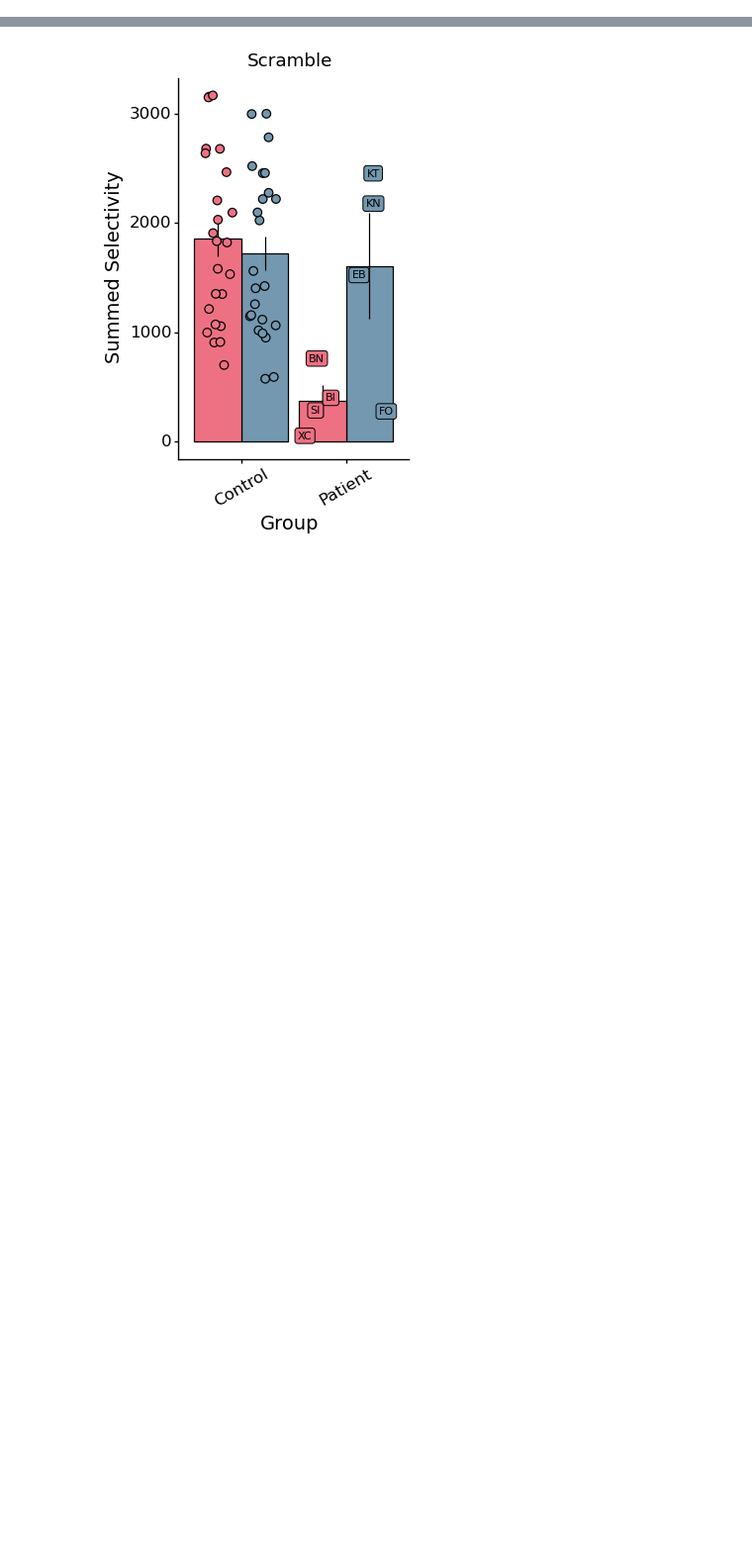
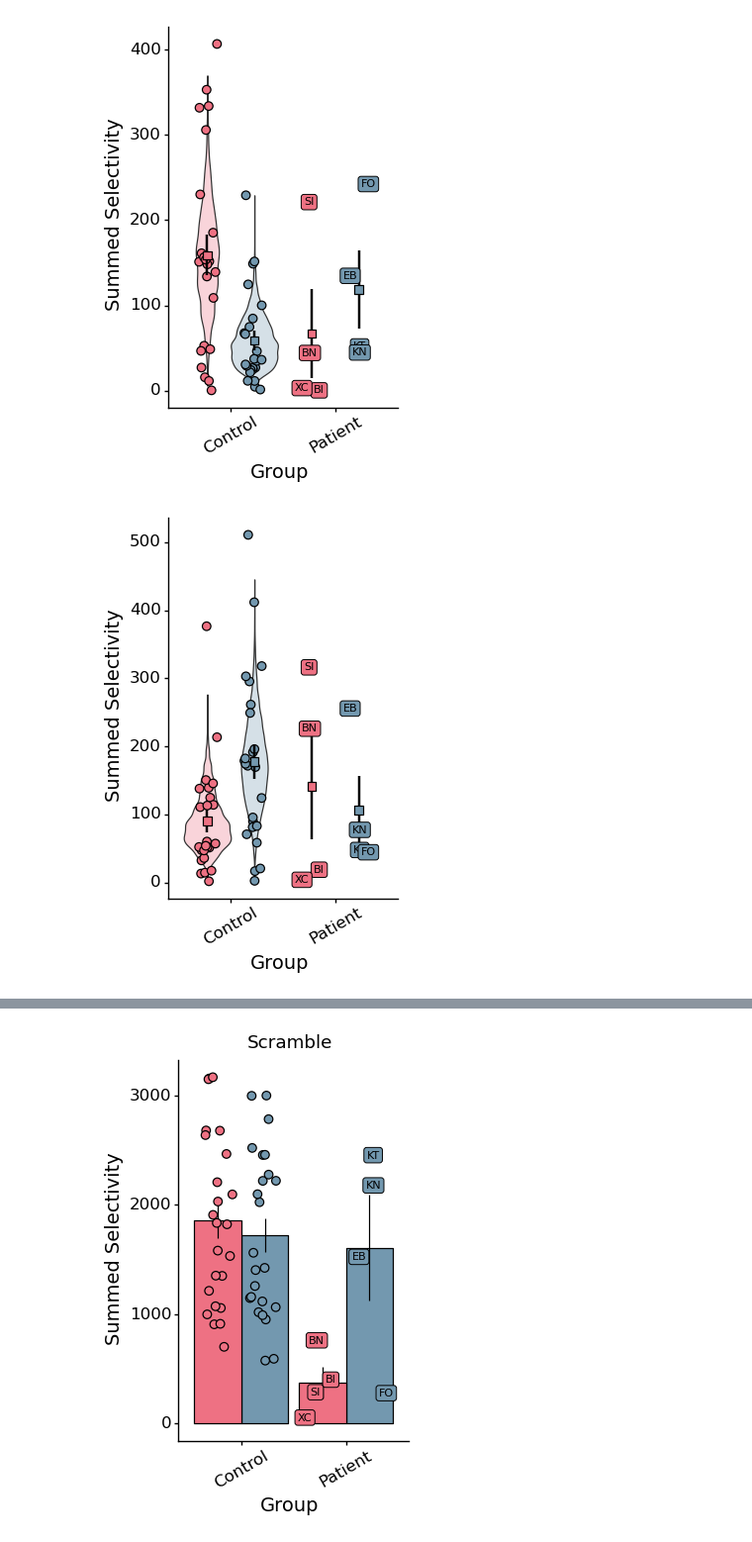
Before and after one commit to vayzenb/hemispace, a Jupyter notebook: analyses/create_figs.ipynb, the cells around one changed output, grey strips where cells are left out. Shown at 99% size. Saved outputs shown, nothing was run; the diff lists cells and outputs as text; code cells hidden in the pictures; blank space fills up the shorter version.

Commit message:
added decoding and selectivity violin plots

```diff
--- a/analyses/create_figs.ipynb
+++ b/analyses/create_figs.ipynb
@@ -46,45 +68,73 @@ sub_info = pd.read_csv(f'{curr_dir}/sub_info.csv')
 # %%
-analysis = 'sum_selec_norm'
-analysis_name = 'Summed Selectivity'
+'''
+Create selectivity plots
+'''
 
+analysis_type = 'selectivity'
 
 #load data summary
-data_summary = pd.read_csv(f'{results_dir}/hemispace_summary_vals{suf}.csv')
+data_summary = pd.read_csv(f'{results_dir}/{analysis_type}/{analysis_type}_summary{suf}.csv')
 #capitalize hemi
 data_summary['hemi'] = data_summary['hemi'].str.capitalize()
 
 # for each sub in data_summary, get the sub's code from sub_info
 for sub in data_summary['sub'].unique():
     sub_code = sub_info[sub_info['sub'] == sub]['code'].values[0]
     data_summary.loc[data_summary['sub'] == sub, 'sub_code'] = sub_code
 
 
 
-act_resamples = pd.read_csv(f'{results_dir}/resamples/sum_selec_norm_resamples{suf}.csv')
+analyses = ['sum_selec_norm', 'mean_act','volume']
+analysis_names = ['Summed Selectivity', 'Mean Activation', 'Active Volume mm\u00b3']
 
-#replace columns with dorsal visual cortex with dvc
-for col in act_resamples.columns:
-    if 'dorsal_visual_cortex' in col:
-        new_col = col.replace('dorsal_visual_cortex','dvc')
-        act_resamples.rename(columns={col:new_col}, inplace=True)
-    if 'ventral_visual_cortex' in col:
-        new_col = col.replace('ventral_visual_cortex','vvc')
-        act_resamples.rename(columns={col:new_col}, inplace=True)
+conds = ['word', 'face','tool','space']
+
+#rois = ['dorsal_visual_cortex','dorsal_visual_cortex','ventral_visual_cortex','ventral_visual_cortex']
+rois = ['ventral_visual_cortex','ventral_visual_cortex','dorsal_visual_cortex','dorsal_visual_cortex']
+#rois = ['hemi', 'hemi', 'hemi','hemi']
+
+for analysis, analysis_name in zip(analyses,analysis_names):
+
+
+    act_resamples = pd.read_csv(f'{results_dir}/{analysis_type}/resamples/{analysis}_resamples{suf}.csv')
+
+    #replace columns with dorsal visual cortex with dvc
+    for col in act_resamples.columns:
+        if 'dorsal_visual_cortex' in col:
+            new_col = col.replace('dorsal_visual_cortex','dvc')
+            act_resamples.rename(columns={col:new_col}, inplace=True)
+        if 'ventral_visual_cortex' in col:
+            new_col = col.replace('ventral_visual_cortex','vvc')
+            act_resamples.rename(columns={col:new_col}, inplace=True)
 
 
 
-#convert act resamples to long format
-act_resamples_long = pd.melt(act_resamples, var_name='type', value_name=analysis)
+    #convert act resamples to long format
+    act_resamples_long = pd.melt(act_resamples, var_name='type', value_name=analysis)
 
-#split type column in cond, hemi, roi
-act_resamples_long[['cond','hemi','roi']] = act_resamples_long['type'].str.split('_',expand=True)
+    #split type column in cond, hemi, roi
+    act_resamples_long[['cond','hemi','roi']] = act_resamples_long['type'].str.split('_',expand=True)
 
-#rename roi column
-act_resamples_long['roi'].replace('dvc','dorsal_visual_cortex',inplace=True)
-act_resamples_long['roi'].replace('vvc','ventral_visual_cortex',inplace=True)
+    #rename roi column
+    act_resamples_long['roi'].replace('dvc','dorsal_visual_cortex',inplace=True)
+    act_resamples_long['roi'].replace('vvc','ventral_visual_cortex',inplace=True)
 
-#capitalize hemi
-act_resamples_long['hemi'] = act_resamples_long['hemi'].str.capitalize()
-#control_col = f'{cond}_{control_hemi}_{roi}'
+    #capitalize hemi
+    act_resamples_long['hemi'] = act_resamples_long['hemi'].str.capitalize()
+    act_resamples_long['group'] = 'Control'
 
-#control_data = act_resamples[control_col]
+    for cond, roi in zip(conds, rois):
+        resample_data = act_resamples_long[(act_resamples_long['cond']==cond) & (act_resamples_long['roi']==roi)]
+        curr_summary = data_summary[(data_summary['cond']==cond) & (data_summary['roi']==roi)]
+        curr_summary['group'] = curr_summary['group'].str.capitalize()
+
+        #create mean and SE data for patients
+        data_mean = curr_summary.groupby(['hemi', 'group']).mean().reset_index()
+        data_mean_se = curr_summary.groupby(['hemi', 'group']).sem().reset_index()
+        data_mean['se'] = data_mean_se[analysis]
+        data_mean['group'] = data_mean['group'].str.capitalize()
+
+        create_violin(resample_data,data_mean, curr_summary,  analysis, analysis_name, roi, cond)
+# %% [output]
+[figure, added]
+[figure, added]
```
Also changed, not shown: parts of 7 cells of this notebook, 25 other files.
